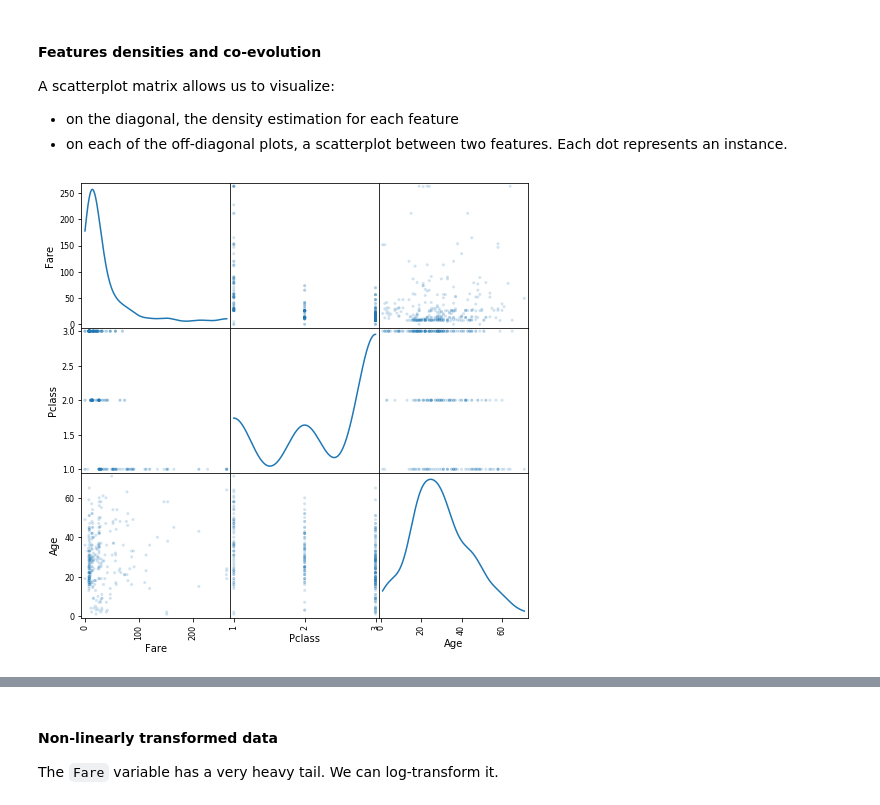
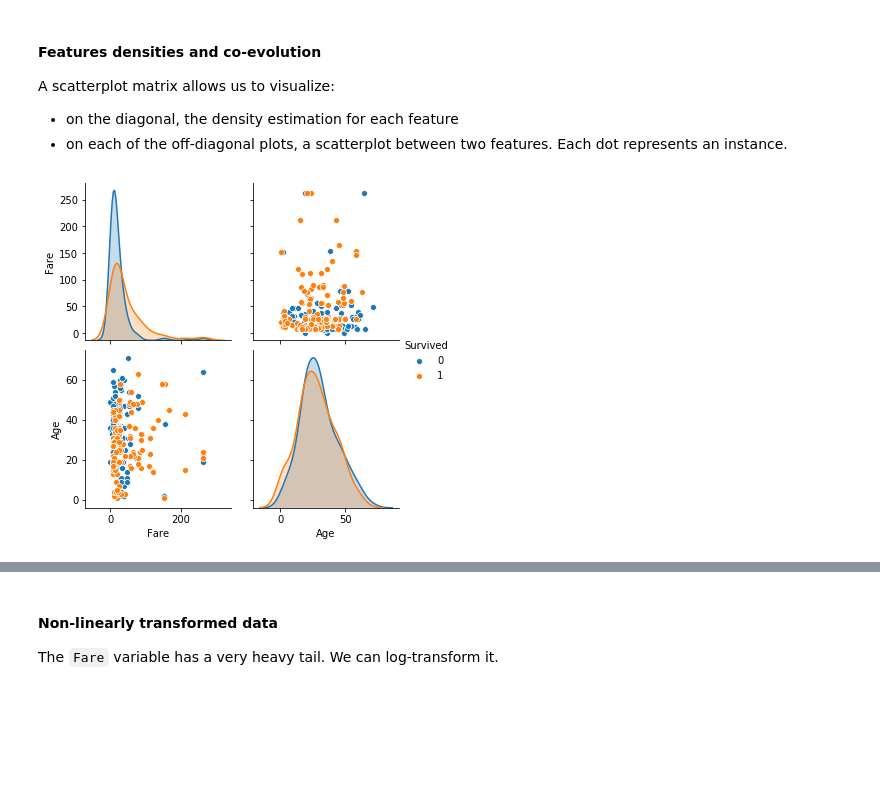
Before and after one commit to ramp-kits/titanic, a Jupyter notebook: titanic_starting_kit.ipynb, the cells around one changed output, grey strips where cells are left out. Saved outputs shown, nothing was run; the diff lists cells and outputs as text; code cells hidden in the pictures; blank space fills up the shorter version.

```diff
--- a/titanic_starting_kit.ipynb
+++ b/titanic_starting_kit.ipynb
@@ -94,9 +95,3 @@ About two thirds of the passengers perished in the event. A dummy classifier tha
 A scatterplot matrix allows us to visualize:
 * on the diagonal, the density estimation for each feature
 * on each of the off-diagonal plots, a scatterplot between two features. Each dot represents an instance.
-# %%
-from pandas.plotting import scatter_matrix
-scatter_matrix(data.get(['Fare', 'Pclass', 'Age']), alpha=0.2,
-               figsize=(8, 8), diagonal='kde');
-# %% [output]
-[figure, removed]
@@ -102,0 +101,7 @@ scatter_matrix(data.get(['Fare', 'Pclass', 'Age']), alpha=0.2,
+# %%
+features = ['Fare', 'Age', 'Survived']
+_ = sns.pairplot(
+    df[features], hue="Survived"
+)
+# %% [output]
+[figure, added]
```
Also changed, not shown: parts of 35 cells of this notebook, 4 other files.
